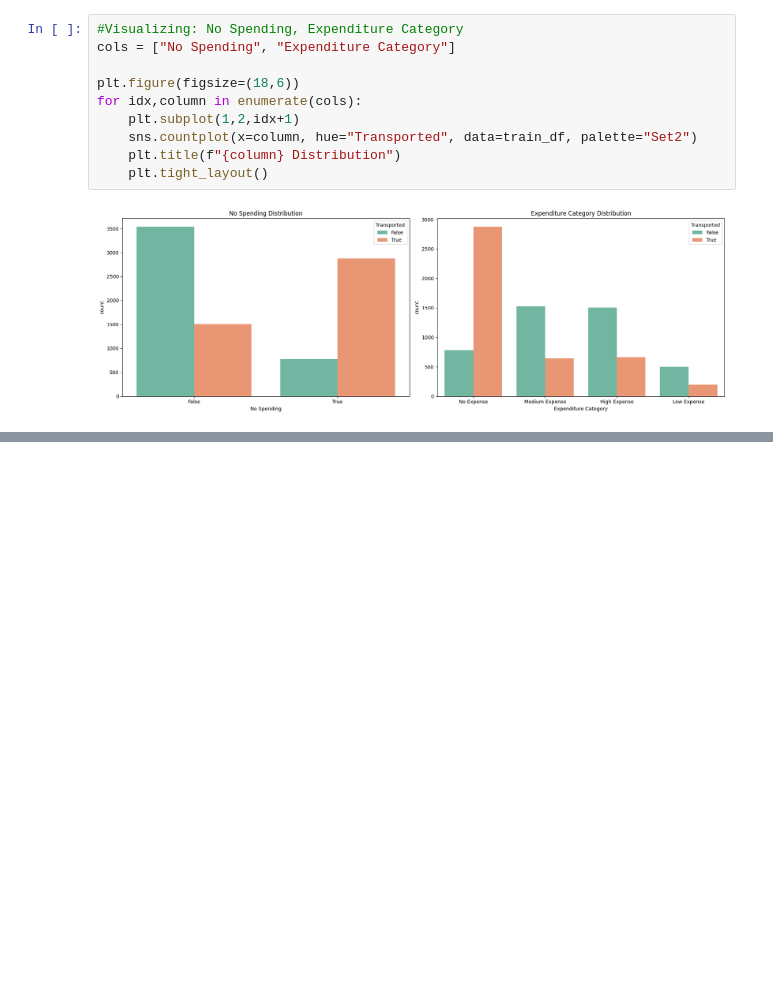
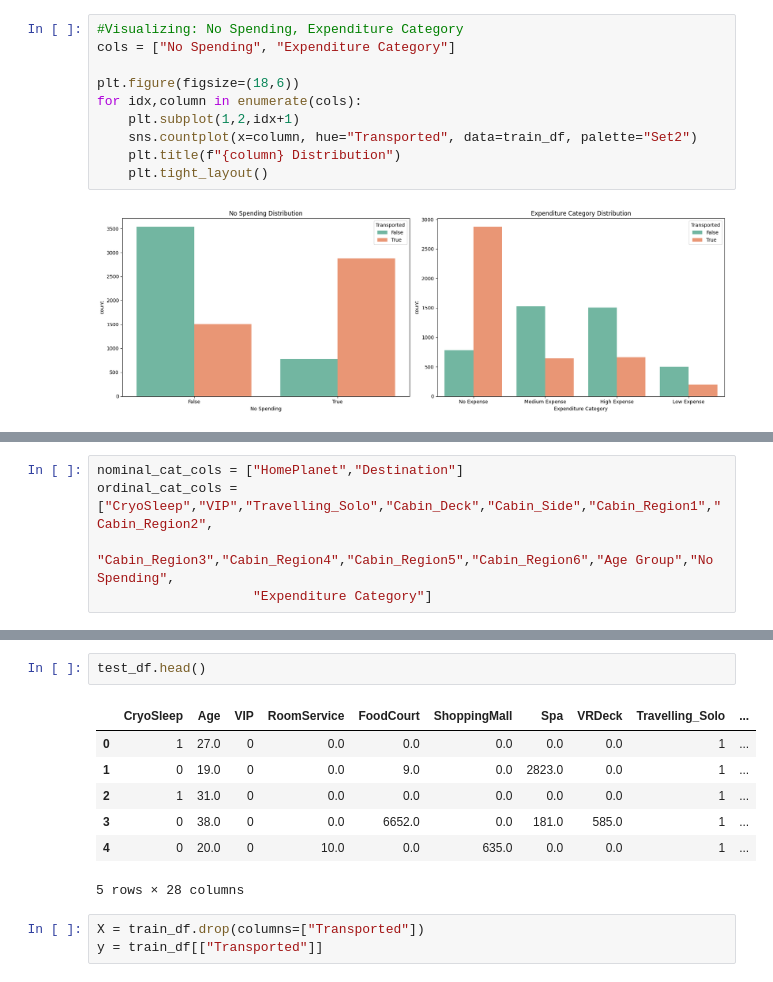
Before and after one commit to Sedenfury/Spaceship-Titanic, a Jupyter notebook: main.ipynb, the cells around one changed output, grey strips where cells are left out. Saved outputs shown, nothing was run; the diff lists cells and outputs as text; blank space fills up the shorter version.

```diff
--- a/main.ipynb
+++ b/main.ipynb
@@ -360,0 +462,5 @@ for idx,column in enumerate(cols):
+# %%
+nominal_cat_cols = ["HomePlanet","Destination"]
+ordinal_cat_cols = ["CryoSleep","VIP","Travelling_Solo","Cabin_Deck","Cabin_Side","Cabin_Region1","Cabin_Region2",
+                    "Cabin_Region3","Cabin_Region4","Cabin_Region5","Cabin_Region6","Age Group","No Spending",
+                    "Expenditure Category"]
@@ -360,0 +487,13 @@ for idx,column in enumerate(cols):
+# %%
+test_df.head()
+# %% [output]
+|  | CryoSleep | Age | VIP | RoomService | FoodCourt | ShoppingMall | Spa | VRDeck | Travelling_Solo | ... |
+| 0 | 1 | 27.0 | 0 | 0.0 | 0.0 | 0.0 | 0.0 | 0.0 | 1 | ... |
+| 1 | 0 | 19.0 | 0 | 0.0 | 9.0 | 0.0 | 2823.0 | 0.0 | 1 | ... |
+| 2 | 1 | 31.0 | 0 | 0.0 | 0.0 | 0.0 | 0.0 | 0.0 | 1 | ... |
+| 3 | 0 | 38.0 | 0 | 0.0 | 6652.0 | 0.0 | 181.0 | 585.0 | 1 | ... |
+| 4 | 0 | 20.0 | 0 | 10.0 | 0.0 | 635.0 | 0.0 | 0.0 | 1 | ... |
+5 rows × 28 columns
+# %%
+X = train_df.drop(columns=["Transported"])
+y = train_df[["Transported"]]
```
Also changed, not shown: parts of 18 cells of this notebook.
